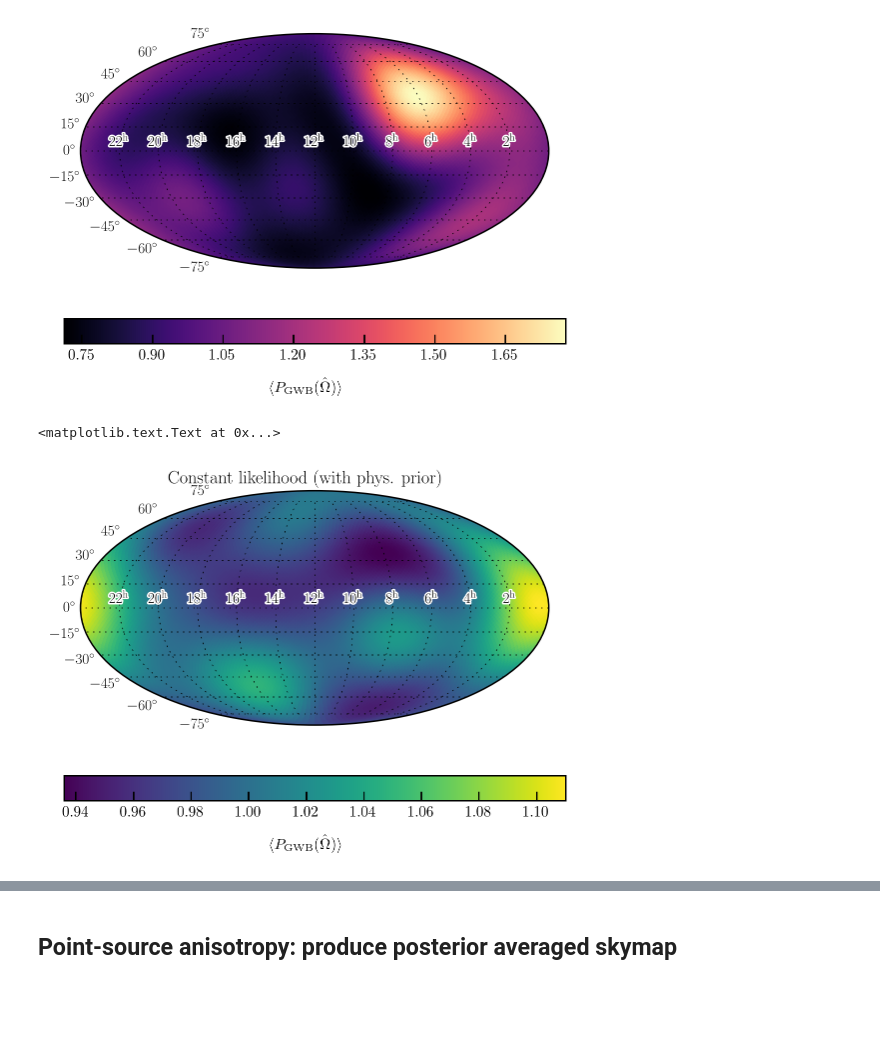
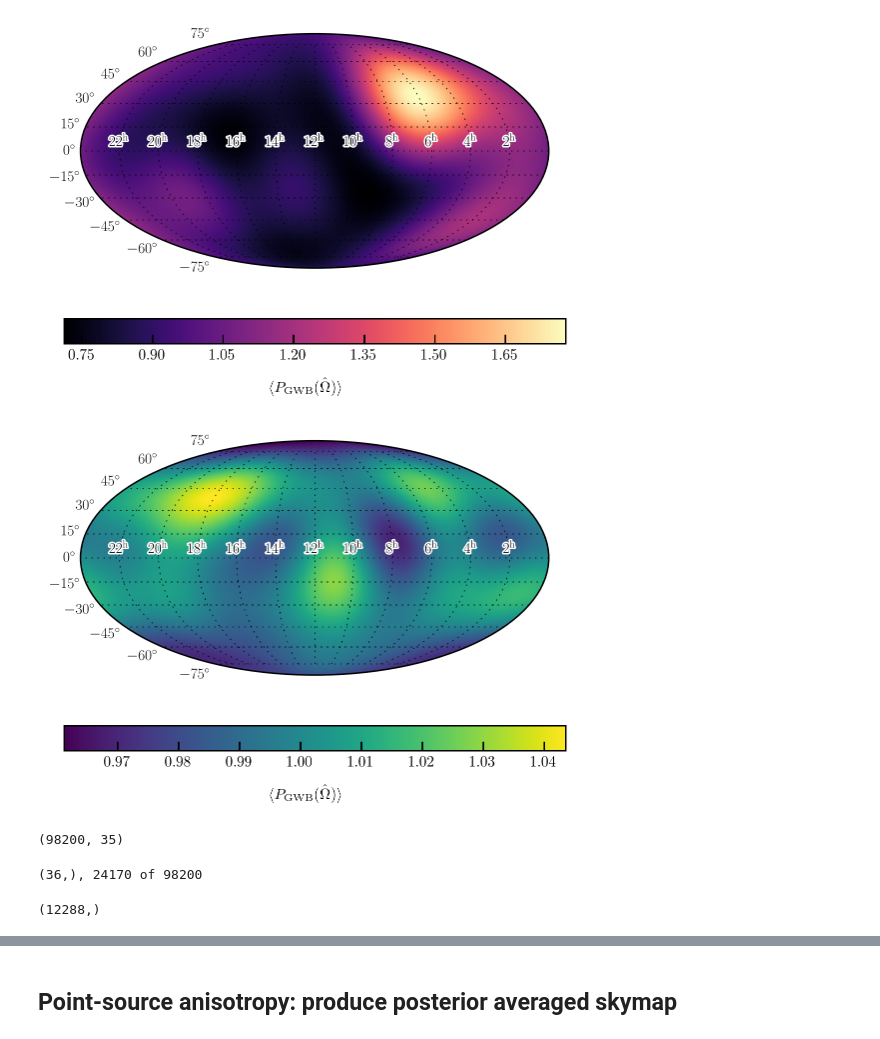
Before and after one commit to stevertaylor/NX01, a Jupyter notebook: process-anisotropy-maps.ipynb, the cells around one changed output, grey strips where cells are left out. Cells and saved outputs as stored; diff of their text form; code cells hidden in the pictures; blank space fills up the shorter version.

```diff
--- a/process-anisotropy-maps.ipynb
+++ b/process-anisotropy-maps.ipynb
@@ -180,13 +186,13 @@ bu.makeSkyMap(nano_chain[1000:,-4-(4+1)**2+1:-4],
 # %% [output]
 [figure]
 # %%
-nano_priorchain = np.loadtxt('./chains_nano9yr_anisConstLike/pta_constLike_gwbloguniform_Lmax4_gamVary_reduniformpowerlaw_nmodes15/chain_1.txt')
+nano_priorchain = np.loadtxt('./chains_nano9yr_anisConstLike/pta_constLike_gwbloguniform_Lmax5_gamVary_redloguniformpowerlaw_nmodes15/chain_1.0.txt',
+                            usecols=np.arange(38,73))
 # %%
-bu.makeSkyMap(nano_priorchain[1000:,-4-(4+1)**2+1:-4],
-              lmax=4, nside=32,
+bu.makeSkyMap(nano_priorchain[50000:],
+              lmax=5, nside=32,
               cmap=newcmaps.viridis)
-plt.title('Constant likelihood (with phys. prior)')
+#plt.title('Constant likelihood (with phys. prior)')
 #plt.savefig('nano9yr_lmax4physprior_constLike.pdf',bbox_inches='tight',dpi=400)
 # %% [output]
-<matplotlib.text.Text at 0x...>
-[figure, old version]
+[figure, new version]
@@ -192,0 +204,15 @@ plt.title('Constant likelihood (with phys. prior)')
+# %%
+testchain.shape
+# %% [output]
+(98200, 35)
+# %%
+hchain = []
+for ii in range(len(testchain)):
+    sample = np.append(2.0*np.sqrt(np.pi), testchain[ii,:])
+    hchain.append(pixAnis.mapFromClm_fast(sample,nside=32))
+
+    clear_output()
+    print '\r', '{0}, {1} of {2}'.format(sample.shape,ii+1,len(testchain))
+    sys.stdout.flush()
+# %% [output]
+(36,), 24170 of 98200
@@ -192,0 +223,4 @@ plt.title('Constant likelihood (with phys. prior)')
+# %%
+h_std.shape
+# %% [output]
+(12288,)
```
Also changed, not shown: parts of 7 cells of this notebook, 2 other files.
